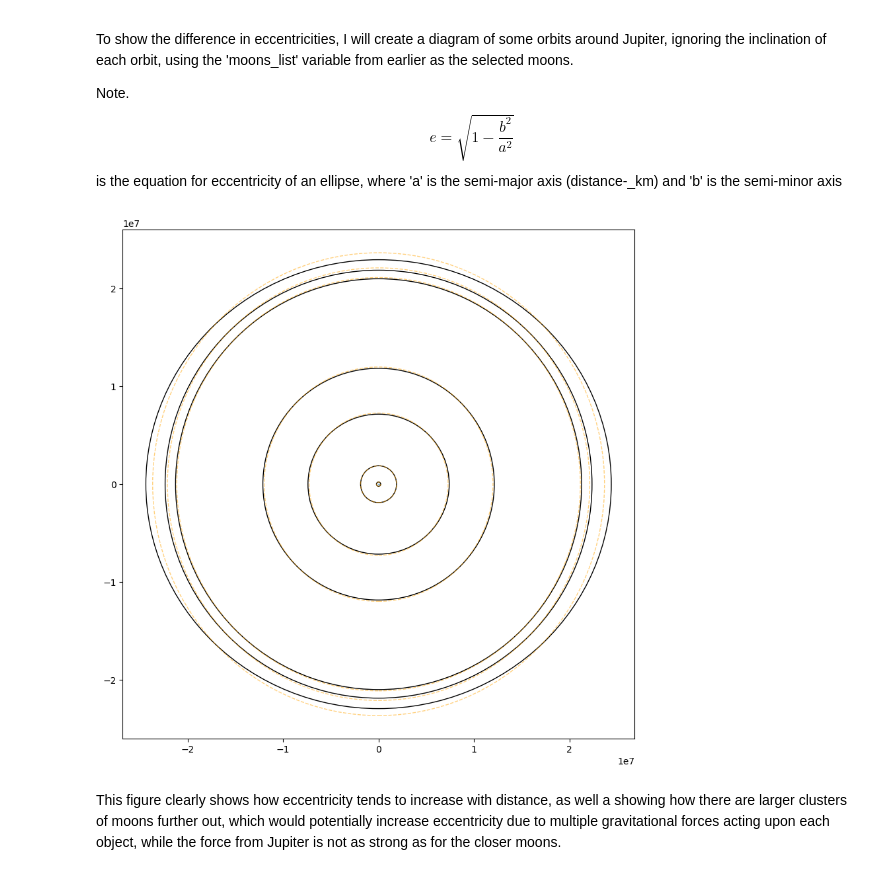
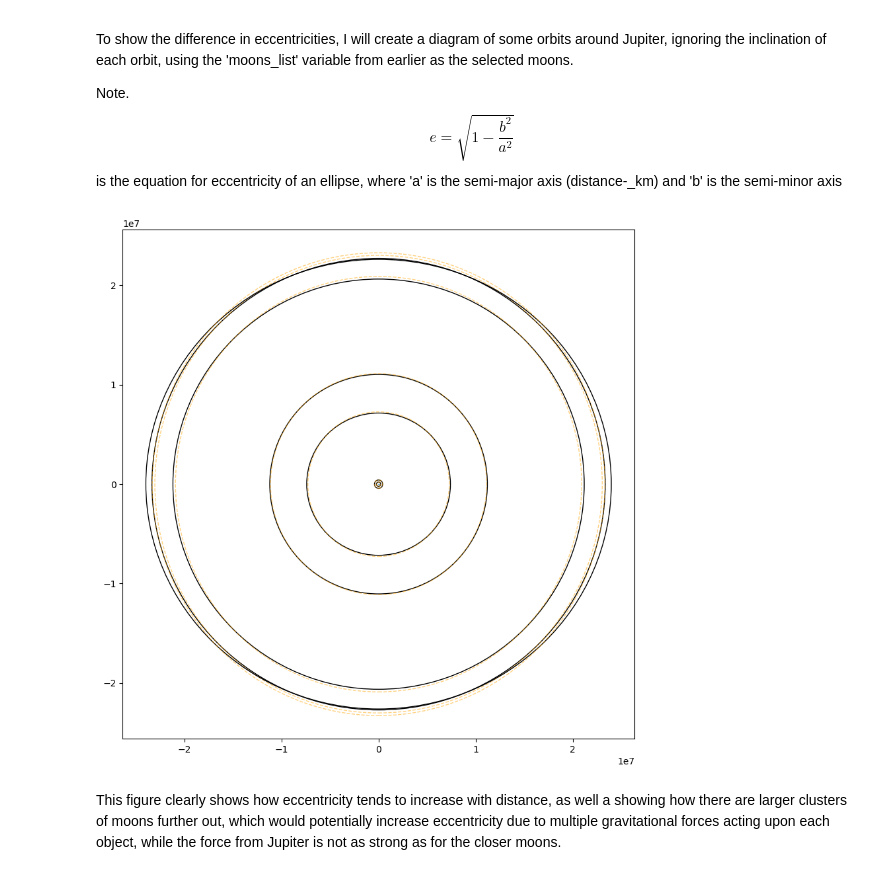
Before and after one commit to W-Chandler/Moons-Of-Jupiter, a Jupyter notebook: Data_Analysis.ipynb, the cells around one changed output. Cells and saved outputs as stored; diff of their text form; code cells hidden in the pictures.

```diff
--- a/Data_Analysis.ipynb
+++ b/Data_Analysis.ipynb
@@ -611,36 +611,36 @@ is the equation for eccentricity of an ellipse, where 'a' is the semi-major axis
 moon_ellipse = moons_list[3:]   ## Removing 3 of the inner moons to clear up the visual
 
 fig, ax = plt.subplots(figsize=(10,10))
 ax.plot(0, 0, '.', markersize = 1)
 for moon in moon_ellipse:
     data = moons.loc[moons["moon"] == moon]
-    a = data["distance_km"]
-    e = data["ecc"]
+    a = data["distance_km"].iloc[0]
+    e = data["ecc"].iloc[0]
     b = a * np.sqrt(1 - e**2)
 
     ellipse = patch.Ellipse(
         (0,0),
         width = 2 * a,
         height = 2 * b,
         fill = False,
         label = moon
     )
     ax.add_patch(ellipse)
 
     ## Adding a circular orbit alongside each ellpise to show the deviation from a circular path.
     circle = patch.Circle(
         (0,0),
         radius = (a + b)/2,
         fill = False,
         linestyle = '--',
         color = 'orange',
         alpha = 0.5
     )
     ax.add_patch(circle)
 
 plt.show()
 # %% [output]
-[figure, old version]
+[figure, new version]
 # %% [markdown]
 This figure clearly shows how eccentricity tends to increase with distance, as well a showing how there are larger clusters of moons further out, which would potentially increase eccentricity due to multiple gravitational forces acting upon each object, while the force from Jupiter is not as strong as for the closer moons.
 # %% [markdown]
```
Also changed, not shown: parts of 4 cells of this notebook.
